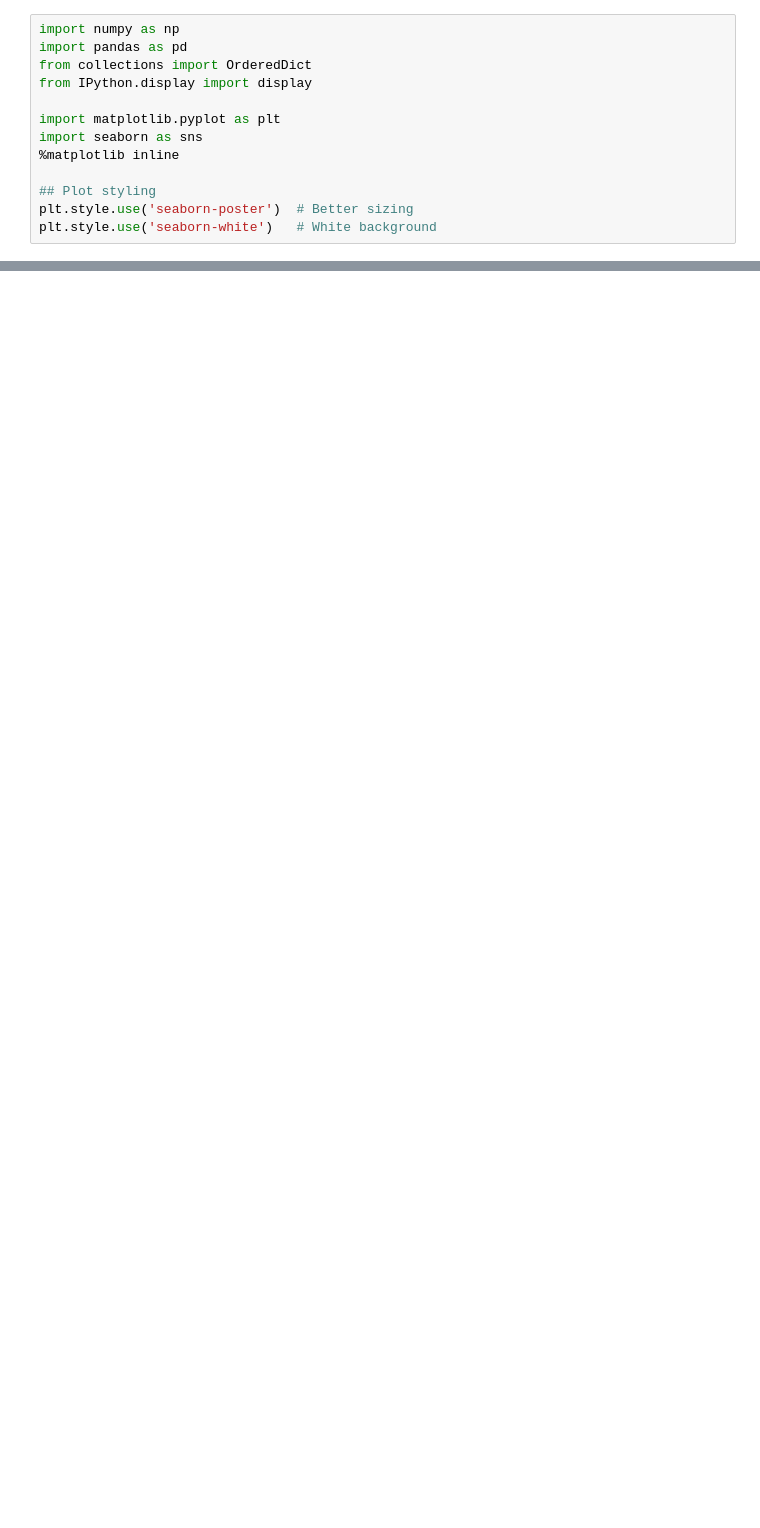
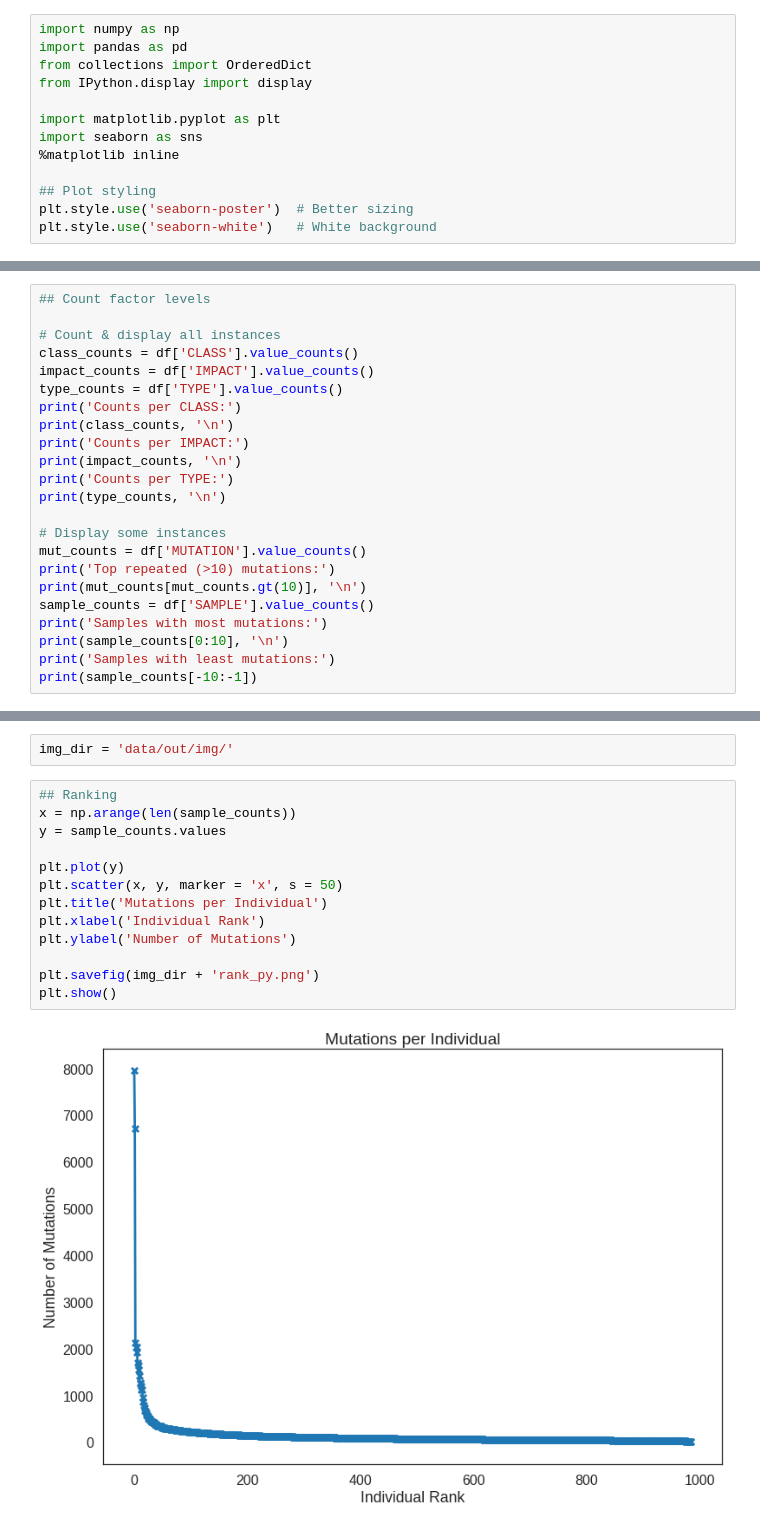
Before and after one commit to carMartinez/eda_python_vs_r, a Jupyter notebook: python_explore.ipynb, the cells around one changed output, grey strips where cells are left out. Saved outputs shown, nothing was run; the diff lists cells and outputs as text; blank space fills up the shorter version.

```diff
--- a/python_explore.ipynb
+++ b/python_explore.ipynb
@@ -371,0 +367,23 @@ plt.show()
+# %%
+## Count factor levels
+
+# Count & display all instances
+class_counts = df['CLASS'].value_counts()
+impact_counts = df['IMPACT'].value_counts()
+type_counts = df['TYPE'].value_counts()
+print('Counts per CLASS:')
+print(class_counts, '\n')
+print('Counts per IMPACT:')
+print(impact_counts, '\n')
+print('Counts per TYPE:')
+print(type_counts, '\n')
+
+# Display some instances
+mut_counts = df['MUTATION'].value_counts()
+print('Top repeated (>10) mutations:')
+print(mut_counts[mut_counts.gt(10)], '\n')
+sample_counts = df['SAMPLE'].value_counts()
+print('Samples with most mutations:')
+print(sample_counts[0:10], '\n')
+print('Samples with least mutations:')
+print(sample_counts[-10:-1])
@@ -371,0 +504,17 @@ plt.show()
+# %%
+img_dir = 'data/out/img/'
+# %%
+## Ranking
+x = np.arange(len(sample_counts))
+y = sample_counts.values
+
+plt.plot(y)
+plt.scatter(x, y, marker = 'x', s = 50)
+plt.title('Mutations per Individual')
+plt.xlabel('Individual Rank')
+plt.ylabel('Number of Mutations')
+
+plt.savefig(img_dir + 'rank_py.png')
+plt.show()
+# %% [output]
+[figure, added]
```
Also changed, not shown: parts of 47 cells of this notebook, 5 other files.
